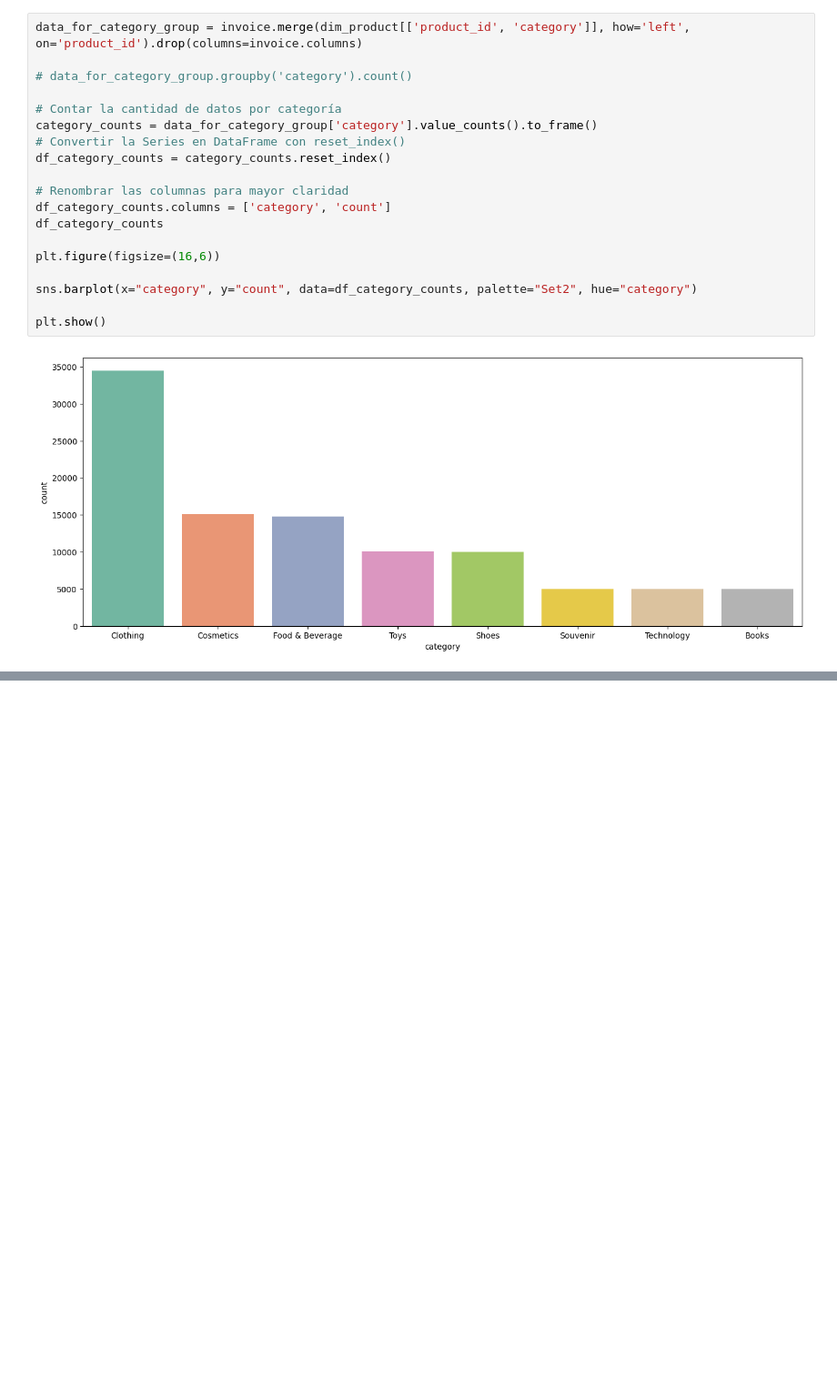
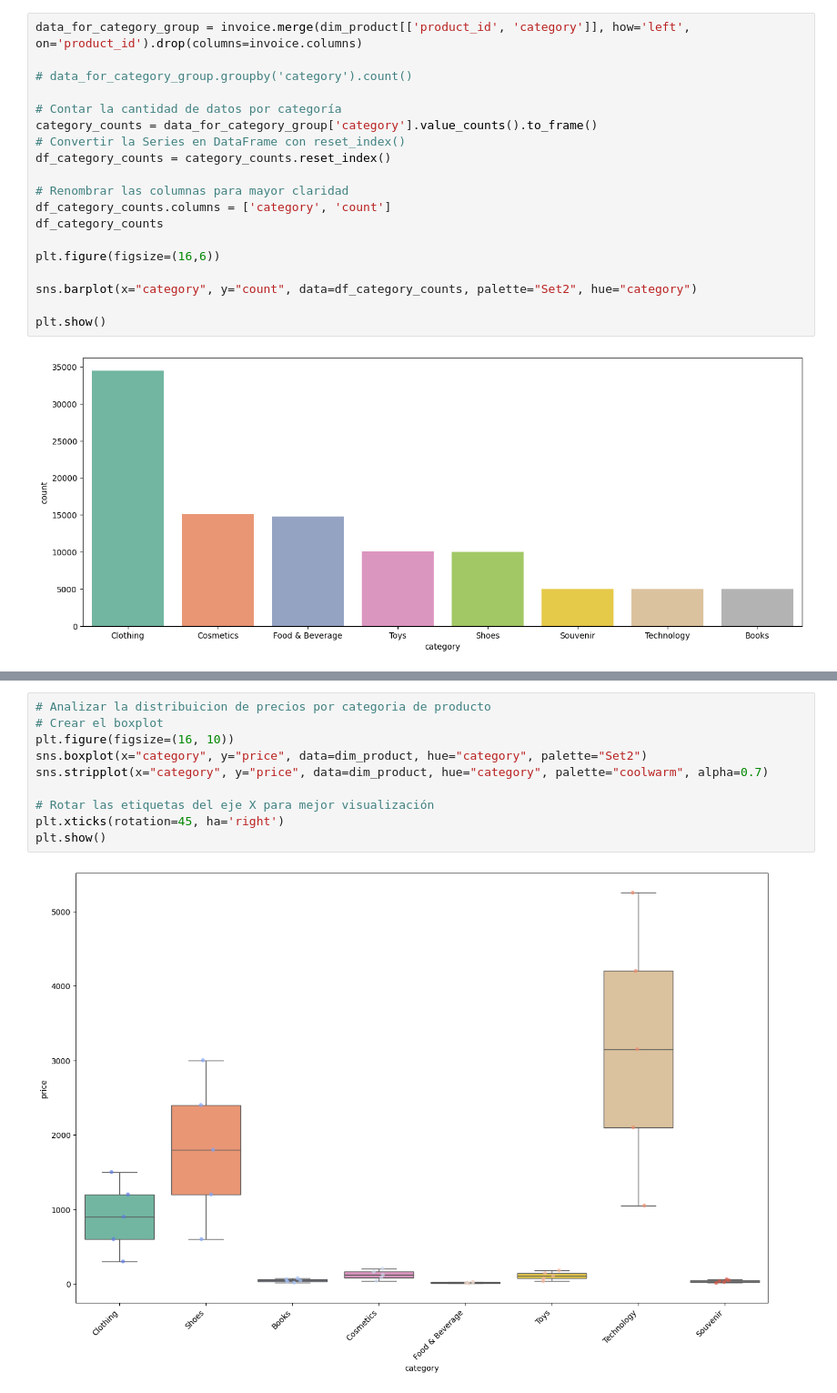
Before and after one commit to SebastianGomez5/etl-shopping-analytics, a Jupyter notebook: GraficasProyecto.ipynb, the cells around one changed output, grey strips where cells are left out. Shown at 91% size. Cells and saved outputs as stored; diff of their text form; blank space fills up the shorter version.

```diff
--- a/GraficasProyecto.ipynb
+++ b/GraficasProyecto.ipynb
@@ -153,0 +191,12 @@ plt.show()
+# %%
+# Analizar la distribuicion de precios por categoria de producto
+# Crear el boxplot
+plt.figure(figsize=(16, 10))
+sns.boxplot(x="category", y="price", data=dim_product, hue="category", palette="Set2")
+sns.stripplot(x="category", y="price", data=dim_product, hue="category", palette="coolwarm", alpha=0.7)
+
+# Rotar las etiquetas del eje X para mejor visualización
+plt.xticks(rotation=45, ha='right')
+plt.show()
+# %% [output]
+[figure, added]
```
Also changed, not shown: parts of 5 cells of this notebook.
